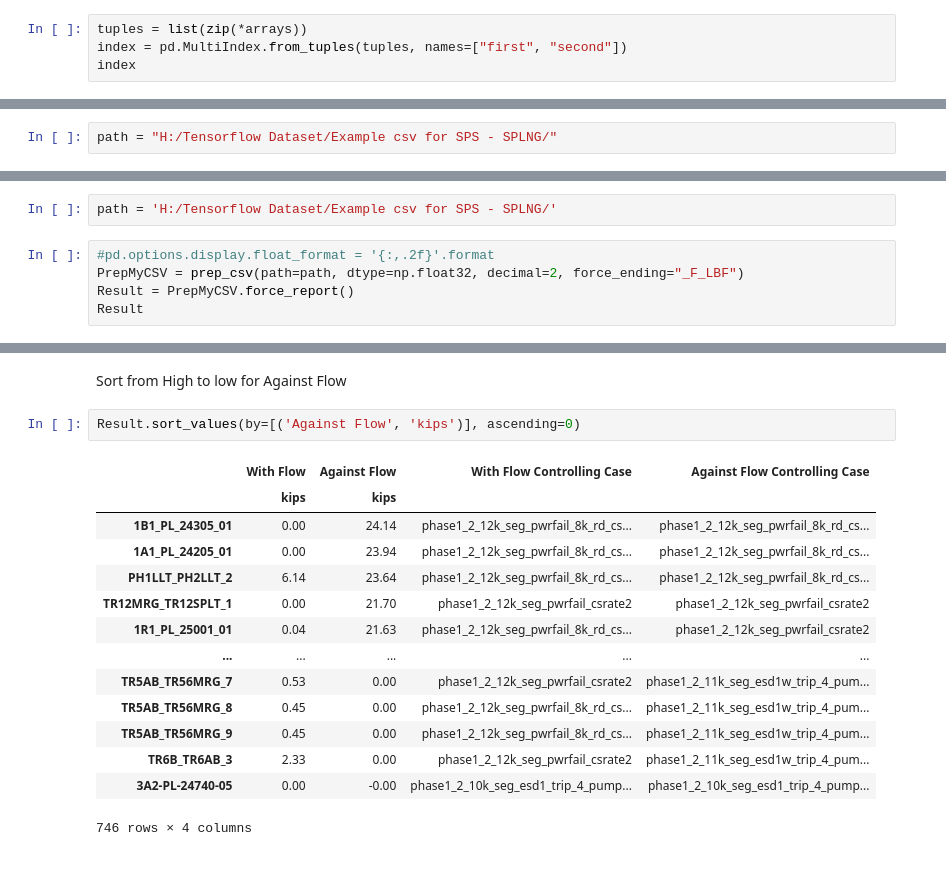
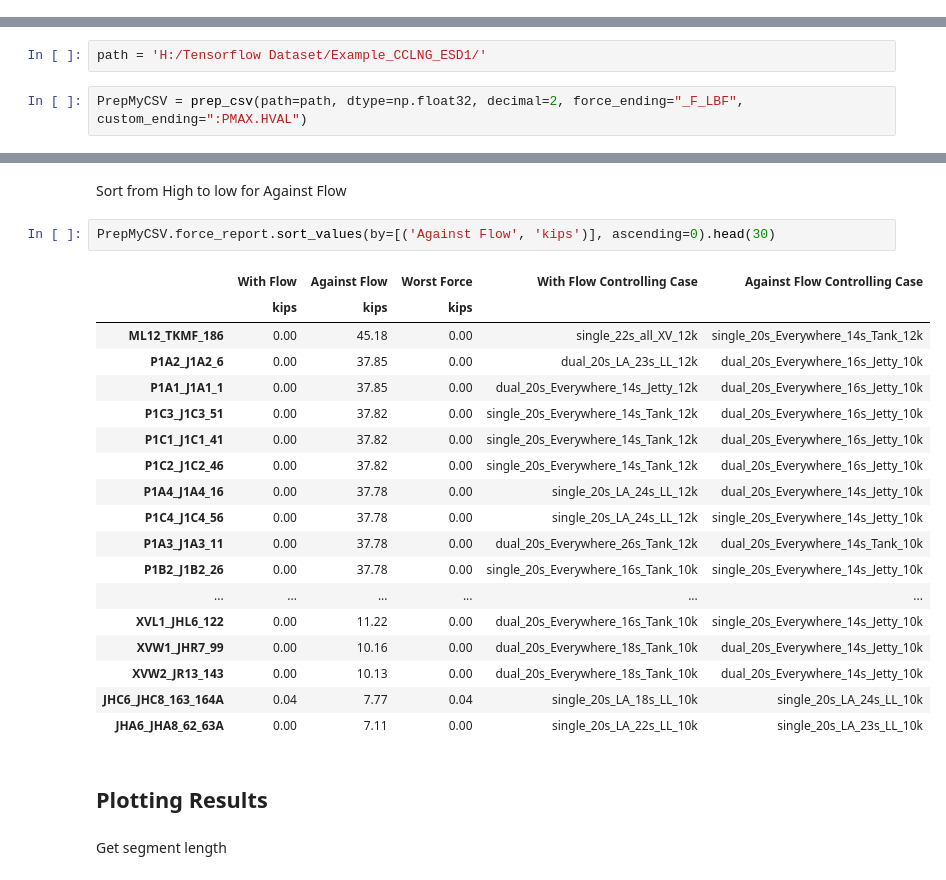
Before and after one commit to TNTran92/sktime, a Jupyter notebook: sktime/benchmarking/sktime_demo.ipynb, the cells around one changed output, grey strips where cells are left out. Saved outputs shown, nothing was run; the diff lists cells and outputs as text.

```diff
--- a/sktime/benchmarking/sktime_demo.ipynb
+++ b/sktime/benchmarking/sktime_demo.ipynb
@@ -26,4 +14,0 @@ arrays = [
-# %%
-tuples = list(zip(*arrays))
-index = pd.MultiIndex.from_tuples(tuples, names=["first", "second"])
-index
@@ -43,2 +14,0 @@ from io import StringIO
-# %%
-path = "H:/Tensorflow Dataset/Example csv for SPS - SPLNG/"
@@ -198,7 +211,4 @@ class prep_csv:
 # %%
-path = 'H:/Tensorflow Dataset/Example csv for SPS - SPLNG/'
+path = 'H:/Tensorflow Dataset/Example_CCLNG_ESD1/'
 # %%
-#pd.options.display.float_format = '{:,.2f}'.format
-PrepMyCSV = prep_csv(path=path, dtype=np.float32, decimal=2, force_ending="_F_LBF")
-Result = PrepMyCSV.force_report()
-Result
+PrepMyCSV = prep_csv(path=path, dtype=np.float32, decimal=2, force_ending="_F_LBF", custom_ending=":PMAX.HVAL")
@@ -258,19 +377,27 @@ Result.sort_values(by=[('With Flow', 'kips')], ascending=0)
 # %% [markdown]
 Sort from High to low for Against Flow
 # %%
-Result.sort_values(by=[('Against Flow', 'kips')], ascending=0)
+PrepMyCSV.force_report.sort_values(by=[('Against Flow', 'kips')], ascending=0).head(30)
 # %% [output]
-|  | With Flow | Against Flow | With Flow Controlling Case | Against Flow Controlling Case |
-|  | kips | kips |  |  |
-| 1B1_PL_24305_01 | 0.00 | 24.14 | phase1_2_12k_seg_pwrfail_8k_rd_cs... | phase1_2_12k_seg_pwrfail_8k_rd_cs... |
-| 1A1_PL_24205_01 | 0.00 | 23.94 | phase1_2_12k_seg_pwrfail_8k_rd_cs... | phase1_2_12k_seg_pwrfail_8k_rd_cs... |
-| PH1LLT_PH2LLT_2 | 6.14 | 23.64 | phase1_2_12k_seg_pwrfail_8k_rd_cs... | phase1_2_12k_seg_pwrfail_8k_rd_cs... |
-| TR12MRG_TR12SPLT_1 | 0.00 | 21.70 | phase1_2_12k_seg_pwrfail_csrate2 | phase1_2_12k_seg_pwrfail_csrate2 |
-| 1R1_PL_25001_01 | 0.04 | 21.63 | phase1_2_12k_seg_pwrfail_8k_rd_cs... | phase1_2_12k_seg_pwrfail_csrate2 |
-| ... | ... | ... | ... | ... |
-| TR5AB_TR56MRG_7 | 0.53 | 0.00 | phase1_2_12k_seg_pwrfail_csrate2 | phase1_2_11k_seg_esd1w_trip_4_pum... |
-| TR5AB_TR56MRG_8 | 0.45 | 0.00 | phase1_2_12k_seg_pwrfail_8k_rd_cs... | phase1_2_11k_seg_esd1w_trip_4_pum... |
-| TR5AB_TR56MRG_9 | 0.45 | 0.00 | phase1_2_12k_seg_pwrfail_8k_rd_cs... | phase1_2_11k_seg_esd1w_trip_4_pum... |
-| TR6B_TR6AB_3 | 2.33 | 0.00 | phase1_2_12k_seg_pwrfail_csrate2 | phase1_2_11k_seg_esd1w_trip_4_pum... |
-| 3A2-PL-24740-05 | 0.00 | -0.00 | phase1_2_10k_seg_esd1_trip_4_pump... | phase1_2_10k_seg_esd1_trip_4_pump... |
+|  | With Flow | Against Flow | Worst Force | With Flow Controlling Case | Against Flow Controlling Case |
+|  | kips | kips | kips |  |  |
+| ML12_TKMF_186 | 0.00 | 45.18 | 0.00 | single_22s_all_XV_12k | single_20s_Everywhere_14s_Tank_12k |
+| P1A2_J1A2_6 | 0.00 | 37.85 | 0.00 | dual_20s_LA_23s_LL_12k | dual_20s_Everywhere_16s_Jetty_10k |
+| P1A1_J1A1_1 | 0.00 | 37.85 | 0.00 | dual_20s_Everywhere_14s_Jetty_12k | dual_20s_Everywhere_16s_Jetty_10k |
+| P1C3_J1C3_51 | 0.00 | 37.82 | 0.00 | single_20s_Everywhere_14s_Tank_12k | dual_20s_Everywhere_16s_Jetty_10k |
+| P1C1_J1C1_41 | 0.00 | 37.82 | 0.00 | single_20s_Everywhere_14s_Tank_12k | dual_20s_Everywhere_16s_Jetty_10k |
+| P1C2_J1C2_46 | 0.00 | 37.82 | 0.00 | single_20s_Everywhere_14s_Tank_12k | dual_20s_Everywhere_16s_Jetty_10k |
+| P1A4_J1A4_16 | 0.00 | 37.78 | 0.00 | single_20s_LA_24s_LL_12k | dual_20s_Everywhere_14s_Jetty_10k |
+| P1C4_J1C4_56 | 0.00 | 37.78 | 0.00 | single_20s_LA_24s_LL_12k | single_20s_Everywhere_14s_Jetty_10k |
+| P1A3_J1A3_11 | 0.00 | 37.78 | 0.00 | dual_20s_Everywhere_26s_Tank_12k | dual_20s_Everywhere_14s_Tank_10k |
+| P1B2_J1B2_26 | 0.00 | 37.78 | 0.00 | single_20s_Everywhere_16s_Tank_10k | single_20s_Everywhere_14s_Jetty_10k |
+| ... | ... | ... | ... | ... | ... |
+| XVL1_JHL6_122 | 0.00 | 11.22 | 0.00 | dual_20s_Everywhere_16s_Tank_10k | single_20s_Everywhere_14s_Jetty_10k |
+| XVW1_JHR7_99 | 0.00 | 10.16 | 0.00 | dual_20s_Everywhere_18s_Tank_10k | dual_20s_Everywhere_14s_Jetty_10k |
+| XVW2_JR13_143 | 0.00 | 10.13 | 0.00 | dual_20s_Everywhere_18s_Tank_10k | dual_20s_Everywhere_14s_Jetty_10k |
+| JHC6_JHC8_163_164A | 0.04 | 7.77 | 0.04 | single_20s_LA_18s_LL_10k | single_20s_LA_24s_LL_10k |
+| JHA6_JHA8_62_63A | 0.00 | 7.11 | 0.00 | single_20s_LA_22s_LL_10k | single_20s_LA_23s_LL_10k |
-746 rows × 4 columns
+# %% [markdown]
+## Plotting Results
+# %% [markdown]
+Get segment length
```
Also changed, not shown: parts of 39 cells of this notebook.
